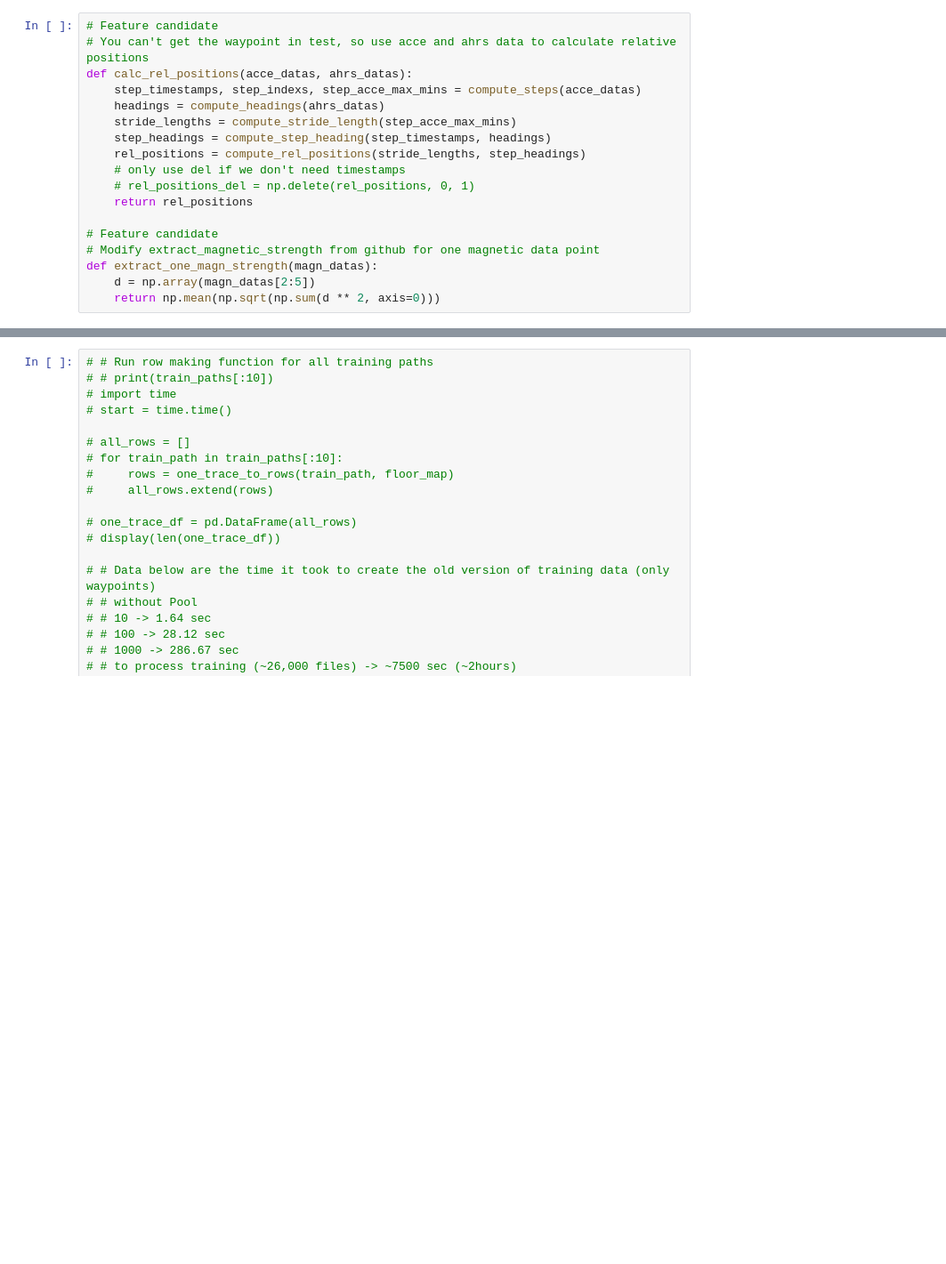
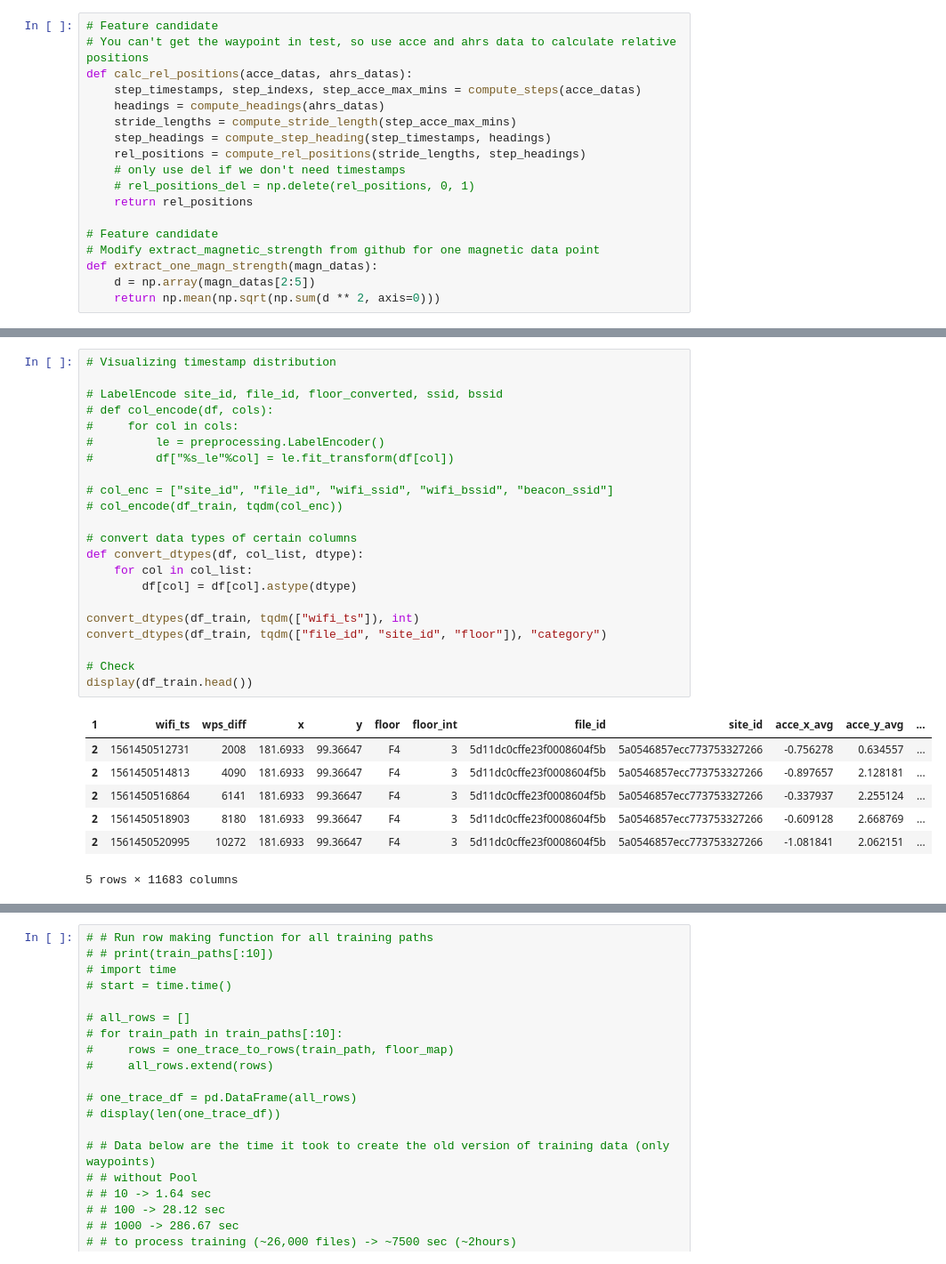
Before and after one commit to robot269006/indoor, a Jupyter notebook: indoor-train-5-imu.ipynb, the cells around one changed output, grey strips where cells are left out. Shown at 89% size. Cells and saved outputs as stored; diff of their text form; blank space fills up the shorter version.

```diff
--- a/indoor-train-5-imu.ipynb
+++ b/indoor-train-5-imu.ipynb
@@ -400,0 +701,30 @@ wifi unique ssid x bssid:  171
+# %%
+# Visualizing timestamp distribution
+
+# LabelEncode site_id, file_id, floor_converted, ssid, bssid
+# def col_encode(df, cols):
+#     for col in cols:
+#         le = preprocessing.LabelEncoder()
+#         df["%s_le"%col] = le.fit_transform(df[col])
+
+# col_enc = ["site_id", "file_id", "wifi_ssid", "wifi_bssid", "beacon_ssid"]
+# col_encode(df_train, tqdm(col_enc))
+
+# convert data types of certain columns
+def convert_dtypes(df, col_list, dtype):
+    for col in col_list:
+        df[col] = df[col].astype(dtype)
+
+convert_dtypes(df_train, tqdm(["wifi_ts"]), int)
+convert_dtypes(df_train, tqdm(["file_id", "site_id", "floor"]), "category")
+
+# Check
+display(df_train.head())
+# %% [output]
+| 1 | wifi_ts | wps_diff | x | y | floor | floor_int | file_id | site_id | acce_x_avg | acce_y_avg | ... |
+| 2 | 1561450512731 | 2008 | 181.6933 | 99.36647 | F4 | 3 | 5d11dc0cffe23f0008604f5b | 5a0546857ecc773753327266 | -0.756278 | 0.634557 | ... |
+| 2 | 1561450514813 | 4090 | 181.6933 | 99.36647 | F4 | 3 | 5d11dc0cffe23f0008604f5b | 5a0546857ecc773753327266 | -0.897657 | 2.128181 | ... |
+| 2 | 1561450516864 | 6141 | 181.6933 | 99.36647 | F4 | 3 | 5d11dc0cffe23f0008604f5b | 5a0546857ecc773753327266 | -0.337937 | 2.255124 | ... |
+| 2 | 1561450518903 | 8180 | 181.6933 | 99.36647 | F4 | 3 | 5d11dc0cffe23f0008604f5b | 5a0546857ecc773753327266 | -0.609128 | 2.668769 | ... |
+| 2 | 1561450520995 | 10272 | 181.6933 | 99.36647 | F4 | 3 | 5d11dc0cffe23f0008604f5b | 5a0546857ecc773753327266 | -1.081841 | 2.062151 | ... |
+5 rows × 11683 columns
```
Also changed, not shown: parts of 41 cells of this notebook.
